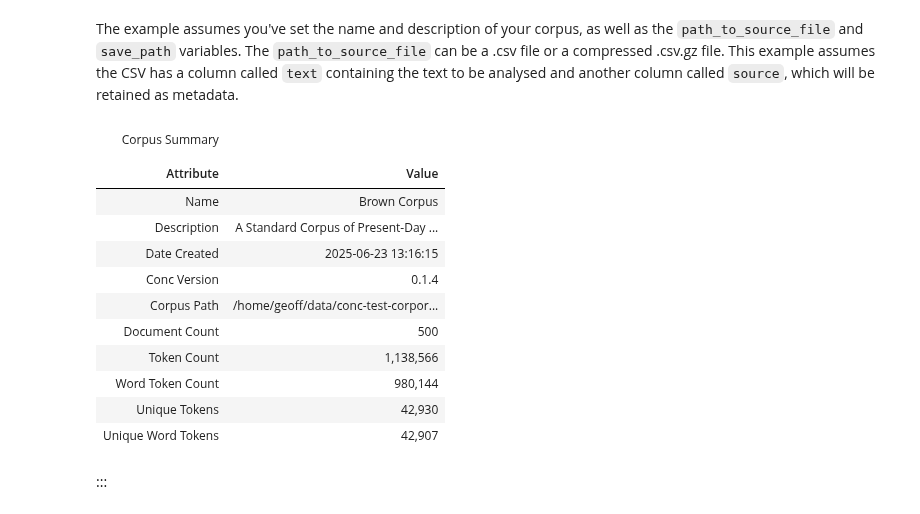
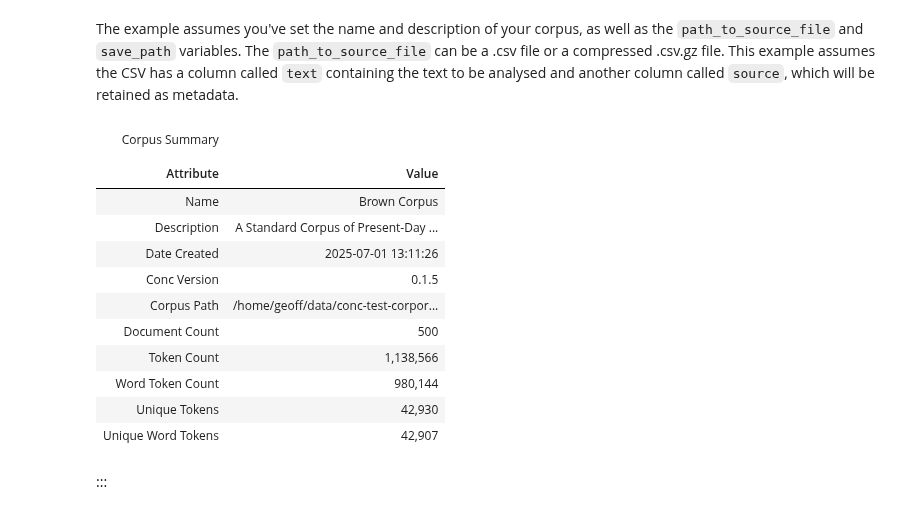
Before and after one commit to polsci/conc, a Jupyter notebook: nbs/tutorials/20_recipes.ipynb, the cells around one changed output. Drawn from its saved outputs; the diff is of its cells as text; code cells hidden in the pictures.

```diff
--- a/nbs/tutorials/20_recipes.ipynb
+++ b/nbs/tutorials/20_recipes.ipynb
@@ -87,17 +87,17 @@ source_file = 'brown.csv.gz'
 path_to_source_file = f'{source_path}{source_file}'
 # %%
 #| eval: false
-corpus = Corpus(name=name, description=description).build_from_csv(source_path=path_to_source_file, save_path=save_path, text_column='text', metadata_columns=['source'])
+corpus = Corpus(name=name, description=description).build_from_csv(source_path=path_to_source_file, save_path=save_path, text_column='text', metadata_columns=['source', 'category'])
 corpus.summary()
 conc = Conc(corpus=corpus) # prerequisite for running reports
 # %% [output]
 | Corpus Summary |  |
 |  |  |
 | Attribute | Value |
 | Name | Brown Corpus |
 | Description | A Standard Corpus of Present-Day ... |
-| Date Created | 2025-06-23 13:16:15 |
-| Conc Version | 0.1.4 |
+| Date Created | 2025-07-01 13:11:26 |
+| Conc Version | 0.1.5 |
 | Corpus Path | /home/geoff/data/conc-test-corpor... |
 | Document Count | 500 |
 | Token Count | 1,138,566 |
```
Also changed, not shown: parts of 3 cells of this notebook, 5 other files.
